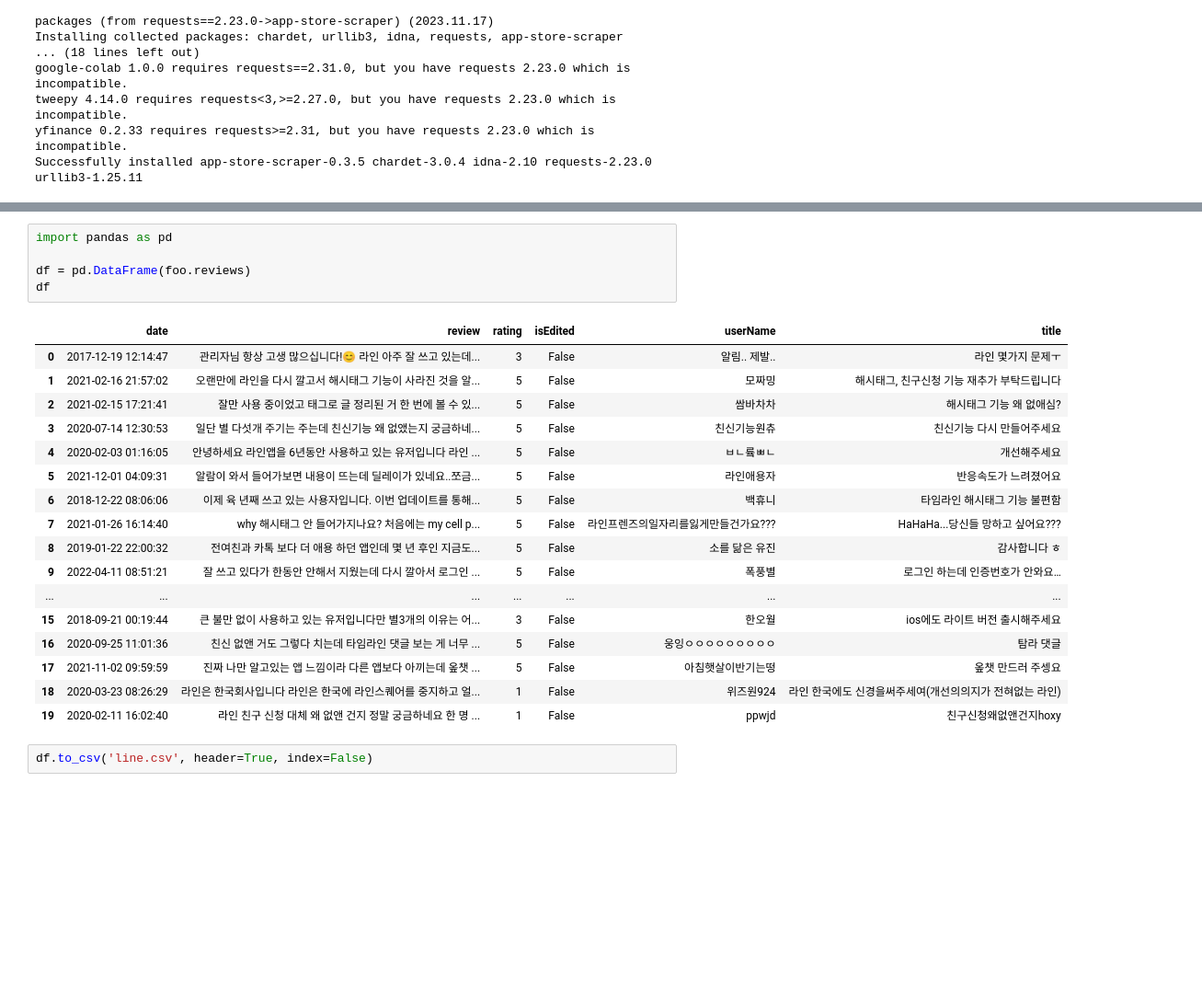
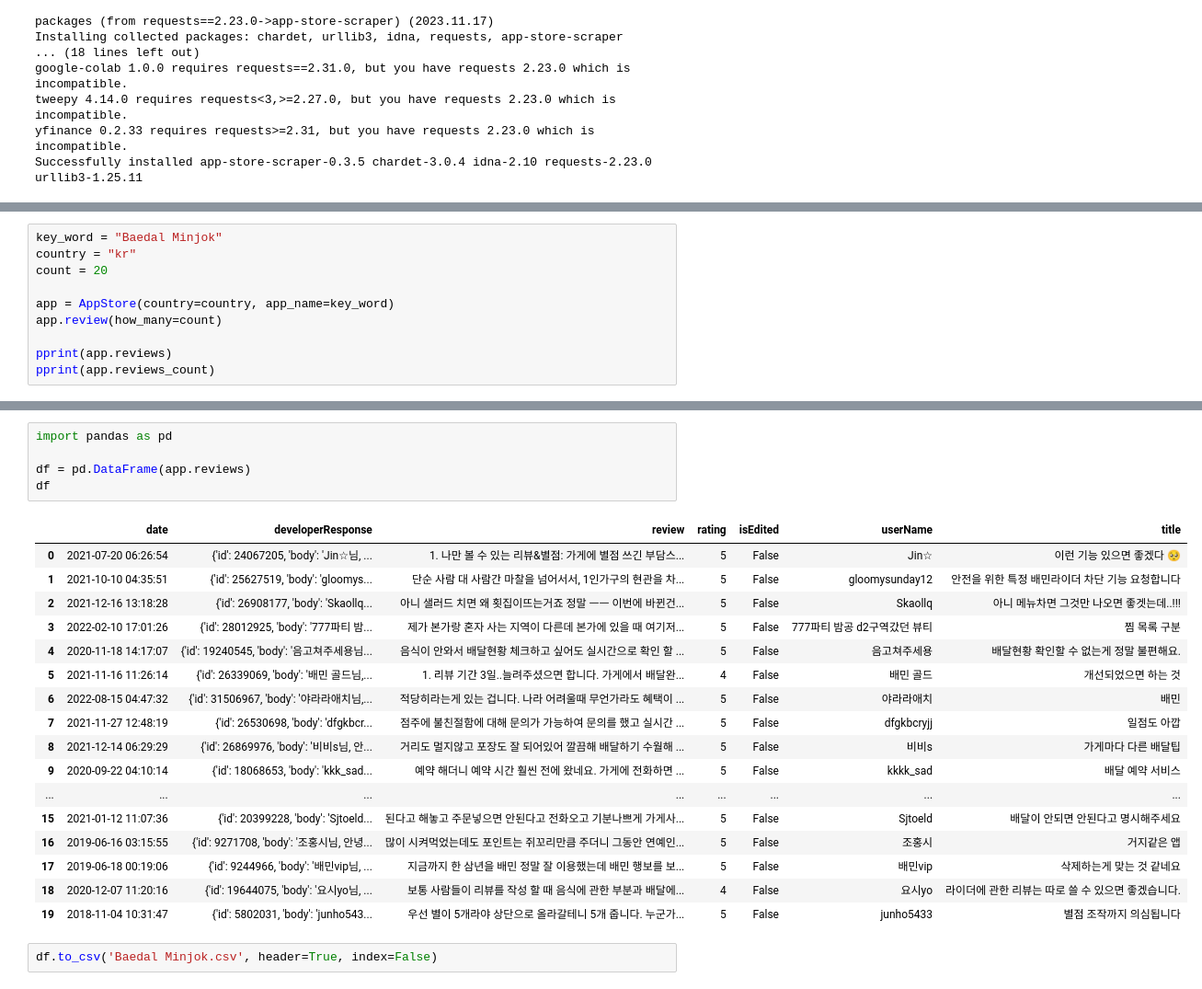
Before and after one commit to BeData-id/app-store-scrap, a Jupyter notebook: scrap_app_store.ipynb, the cells around one changed output, grey strips where cells are left out. Shown at 92% size. Cells and saved outputs as stored; diff of their text form; blank space fills up the shorter version.

```diff
--- a/scrap_app_store.ipynb
+++ b/scrap_app_store.ipynb
@@ -49,0 +27,10 @@ pprint(foo.reviews_count)
+# %%
+key_word = "Baedal Minjok"
+country = "kr"
+count = 20
+
+app = AppStore(country=country, app_name=key_word)
+app.review(how_many=count)
+
+pprint(app.reviews)
+pprint(app.reviews_count)
@@ -50,25 +55,25 @@ pprint(foo.reviews_count)
 # %%
 import pandas as pd
 
-df = pd.DataFrame(foo.reviews)
+df = pd.DataFrame(app.reviews)
 df
 # %% [output]
-|  | date | review | rating | isEdited | userName | title |
-| 0 | 2017-12-19 12:14:47 | 관리자님 항상 고생 많으십니다!😊 라인 아주 잘 쓰고 있는데... | 3 | False | 알림.. 제발.. | 라인 몇가지 문제ㅜ |
-| 1 | 2021-02-16 21:57:02 | 오랜만에 라인을 다시 깔고서 해시태그 기능이 사라진 것을 알... | 5 | False | 모짜밍 | 해시태그, 친구신청 기능 재추가 부탁드립니다 |
-| 2 | 2021-02-15 17:21:41 | 잘만 사용 중이었고 태그로 글 정리된 거 한 번에 볼 수 있... | 5 | False | 쌈바차차 | 해시태그 기능 왜 없애심? |
-| 3 | 2020-07-14 12:30:53 | 일단 별 다섯개 주기는 주는데 친신기능 왜 없앴는지 궁금하네... | 5 | False | 친신기능원츄 | 친신기능 다시 만들어주세요 |
-| 4 | 2020-02-03 01:16:05 | 안녕하세요 라인앱을 6년동안 사용하고 있는 유저입니다 라인 ... | 5 | False | ㅂㄴ륰ㅃㄴ | 개선해주세요 |
-| 5 | 2021-12-01 04:09:31 | 알람이 와서 들어가보면 내용이 뜨는데 딜레이가 있네요..쪼금... | 5 | False | 라인애용자 | 반응속도가 느려졌어요 |
-| 6 | 2018-12-22 08:06:06 | 이제 육 년째 쓰고 있는 사용자입니다. 이번 업데이트를 통해... | 5 | False | 백휴니 | 타임라인 해시태그 기능 불편함 |
-| 7 | 2021-01-26 16:14:40 | why 해시태그 안 들어가지나요? 처음에는 my cell p... | 5 | False | 라인프렌즈의일자리를잃게만들건가요??? | HaHaHa...당신들 망하고 싶어요??? |
-| 8 | 2019-01-22 22:00:32 | 전여친과 카톡 보다 더 애용 하던 앱인데 몇 년 후인 지금도... | 5 | False | 소를 닮은 유진 | 감사합니다 ㅎ |
-| 9 | 2022-04-11 08:51:21 | 잘 쓰고 있다가 한동안 안해서 지웠는데 다시 깔아서 로그인 ... | 5 | False | 폭풍별 | 로그인 하는데 인증번호가 안와요… |
-| ... | ... | ... | ... | ... | ... | ... |
-| 15 | 2018-09-21 00:19:44 | 큰 불만 없이 사용하고 있는 유저입니다만 별3개의 이유는 어... | 3 | False | 한오월 | ios에도 라이트 버전 출시해주세요 |
-| 16 | 2020-09-25 11:01:36 | 친신 없앤 거도 그렇다 치는데 타임라인 댓글 보는 게 너무 ... | 5 | False | 웅잉ㅇㅇㅇㅇㅇㅇㅇㅇㅇ | 탐라 댓글 |
-| 17 | 2021-11-02 09:59:59 | 진짜 나만 알고있는 앱 느낌이라 다른 앱보다 아끼는데 옾챗 ... | 5 | False | 아침햇살이반기는떵 | 옾챗 만드러 주셍요 |
-| 18 | 2020-03-23 08:26:29 | 라인은 한국회사입니다 라인은 한국에 라인스퀘어를 중지하고 얼... | 1 | False | 위즈원924 | 라인 한국에도 신경을써주세여(개선의의지가 전혀없는 라인) |
-| 19 | 2020-02-11 16:02:40 | 라인 친구 신청 대체 왜 없앤 건지 정말 궁금하네요 한 명 ... | 1 | False | ppwjd | 친구신청왜없앤건지hoxy |
+|  | date | developerResponse | review | rating | isEdited | userName | title |
+| 0 | 2021-07-20 06:26:54 | {'id': 24067205, 'body': 'Jin☆님, ... | 1. 나만 볼 수 있는 리뷰&별점: 가게에 별점 쓰긴 부담스... | 5 | False | Jin☆ | 이런 기능 있으면 좋겠다 🥺 |
+| 1 | 2021-10-10 04:35:51 | {'id': 25627519, 'body': 'gloomys... | 단순 사람 대 사람간 마찰을 넘어서서, 1인가구의 현관을 차... | 5 | False | gloomysunday12 | 안전을 위한 특정 배민라이더 차단 기능 요청합니다 |
+| 2 | 2021-12-16 13:18:28 | {'id': 26908177, 'body': 'Skaollq... | 아니 샐러드 치면 왜 횟집이뜨는거죠 정말 ㅡㅡ 이번에 바뀐건... | 5 | False | Skaollq | 아니 메뉴차면 그것만 나오면 좋겟는데..!!! |
+| 3 | 2022-02-10 17:01:26 | {'id': 28012925, 'body': '777파티 밤... | 제가 본가랑 혼자 사는 지역이 다른데 본가에 있을 때 여기저... | 5 | False | 777파티 밤공 d2구역갔던 뷰티 | 찜 목록 구분 |
+| 4 | 2020-11-18 14:17:07 | {'id': 19240545, 'body': '음고쳐주세용님... | 음식이 안와서 배달현황 체크하고 싶어도 실시간으로 확인 할 ... | 5 | False | 음고쳐주세용 | 배달현황 확인할 수 없는게 정말 불편해요. |
+| 5 | 2021-11-16 11:26:14 | {'id': 26339069, 'body': '배민 골드님,... | 1. 리뷰 기간 3일..늘려주셨으면 합니다. 가게에서 배달완... | 4 | False | 배민 골드 | 개선되었으면 하는 것 |
+| 6 | 2022-08-15 04:47:32 | {'id': 31506967, 'body': '야라라애치님,... | 적당히라는게 있는 겁니다. 나라 어려울때 무언가라도 혜택이 ... | 5 | False | 야라라애치 | 배민 |
+| 7 | 2021-11-27 12:48:19 | {'id': 26530698, 'body': 'dfgkbcr... | 점주에 불친절함에 대해 문의가 가능하여 문의를 했고 실시간 ... | 5 | False | dfgkbcryjj | 일점도 아깝 |
+| 8 | 2021-12-14 06:29:29 | {'id': 26869976, 'body': '비비s님, 안... | 거리도 멀지않고 포장도 잘 되어있어 깔끔해 배달하기 수월해 ... | 5 | False | 비비s | 가게마다 다른 배달팁 |
+| 9 | 2020-09-22 04:10:14 | {'id': 18068653, 'body': 'kkk_sad... | 예약 해더니 예약 시간 훨씬 전에 왔네요. 가게에 전화하면 ... | 5 | False | kkkk_sad | 배달 예약 서비스 |
+| ... | ... | ... | ... | ... | ... | ... | ... |
+| 15 | 2021-01-12 11:07:36 | {'id': 20399228, 'body': 'Sjtoeld... | 된다고 해놓고 주문넣으면 안된다고 전화오고 기분나쁘게 가게사... | 5 | False | Sjtoeld | 배달이 안되면 안된다고 명시해주세요 |
+| 16 | 2019-06-16 03:15:55 | {'id': 9271708, 'body': '조홍시님, 안녕... | 많이 시켜먹었는데도 포인트는 쥐꼬리만큼 주더니 그동안 연예인... | 5 | False | 조홍시 | 거지같은 앱 |
+| 17 | 2019-06-18 00:19:06 | {'id': 9244966, 'body': '배민vip님, ... | 지금까지 한 삼년을 배민 정말 잘 이용했는데 배민 행보를 보... | 5 | False | 배민vip | 삭제하는게 맞는 것 같네요 |
+| 18 | 2020-12-07 11:20:16 | {'id': 19644075, 'body': '요시yo님, ... | 보통 사람들이 리뷰를 작성 할 때 음식에 관한 부분과 배달에... | 4 | False | 요시yo | 라이더에 관한 리뷰는 따로 쓸 수 있으면 좋겠습니다. |
+| 19 | 2018-11-04 10:31:47 | {'id': 5802031, 'body': 'junho543... | 우선 별이 5개라야 상단으로 올라갈테니 5개 줍니다. 누군가... | 5 | False | junho5433 | 별점 조작까지 의심됩니다 |
 # %%
-df.to_csv('line.csv', header=True, index=False)
+df.to_csv('Baedal Minjok.csv', header=True, index=False)
```
Also changed, not shown: parts of 3 cells of this notebook.
